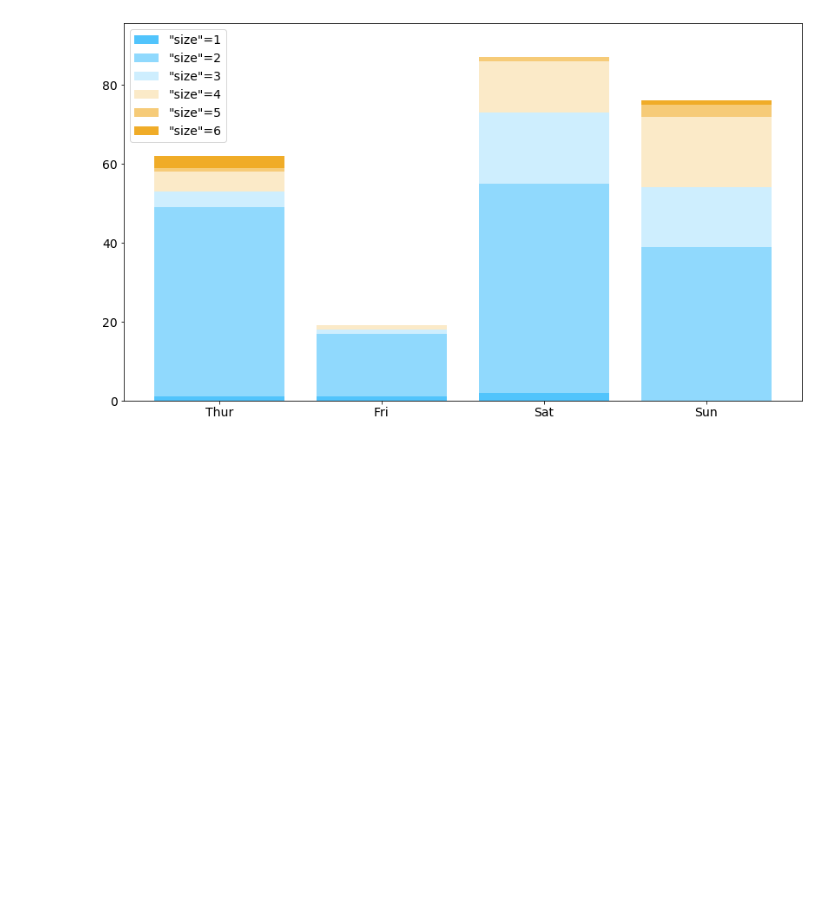
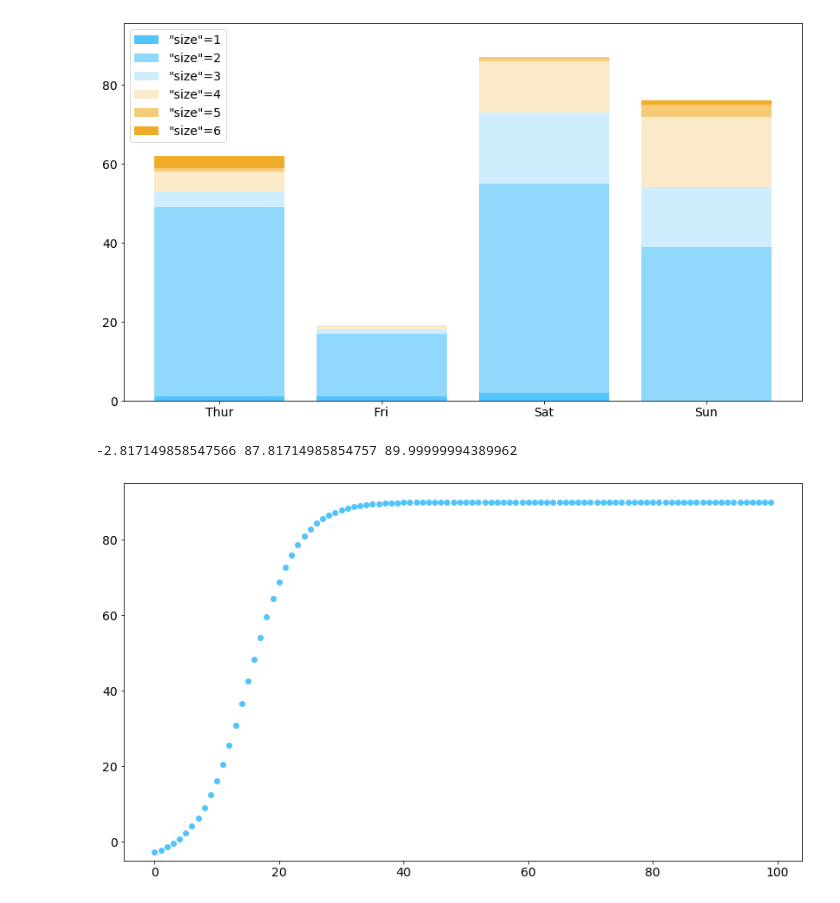
Before and after one commit to aurumkathuria/BDToolkit, a Jupyter notebook: The Big Data Analyis Toolkit.ipynb, the cells around one changed output. Drawn from its saved outputs; the diff is of its cells as text; code cells hidden in the pictures; blank space fills up the shorter version.

```diff
--- a/The Big Data Analyis Toolkit.ipynb
+++ b/The Big Data Analyis Toolkit.ipynb
@@ -585,0 +600,11 @@ plt.ylim(top=max(prev_height)*1.1)
+# %%
+#ideally, we have ~0 deg rot with 3 elements, ~60 deg rot w 30 elements, max 90 deg rot
+xtick_rot = lambda num: 95/(1 + np.power(np.e, (-1 * 0.25 * (num - 15)))) - 5
+x = np.arange(100)
+y = xtick_rot(x)
+plt.scatter(x, y)
+plt.ylim(-5, 95)
+print(xtick_rot(0), xtick_rot(30), xtick_rot(100))
+# %% [output]
+-2.817149858547566 87.81714985854757 89.99999994389962
+[figure, added]
```
Also changed, not shown: parts of 5 cells of this notebook.
